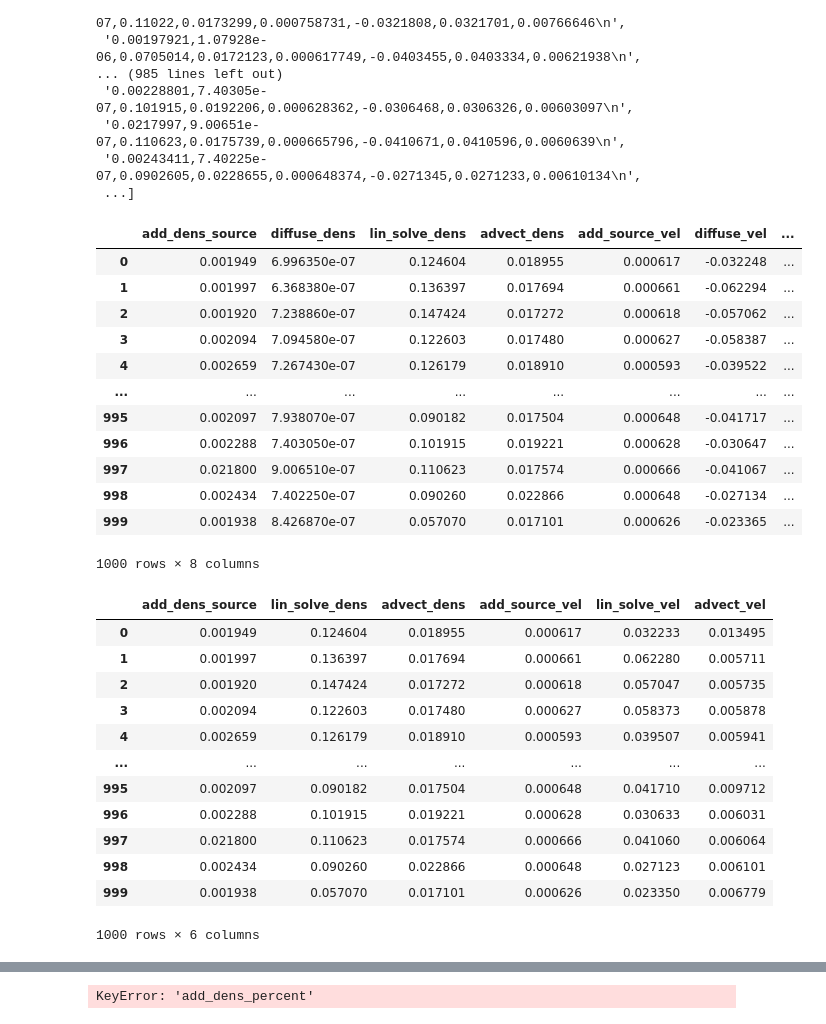
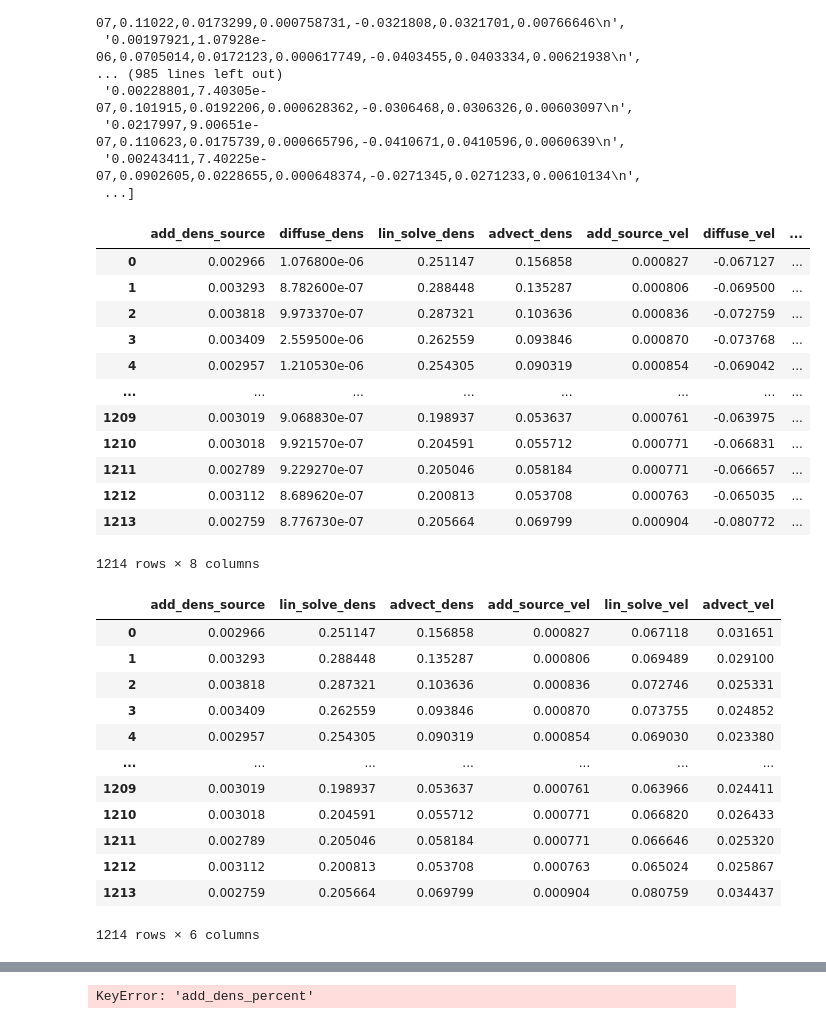
Before and after one commit to PajiloyLis/BMSTU-CG-CP, a Jupyter notebook: research.ipynb, the cells around one changed output, grey strips where cells are left out. Saved outputs shown, nothing was run; the diff lists cells and outputs as text; code cells hidden in the pictures.

```diff
--- a/research.ipynb
+++ b/research.ipynb
@@ -24,39 +24,39 @@ array
  '0.00243411,7.40225e-07,0.0902605,0.0228655,0.000648374,-0.0271345,0.0271233,0.00610134\n',
  ...]
 # %%
-dataframe = pd.read_csv("/home/ivan/Study/CompG/cp_cg/time_parallel.csv")
+dataframe = pd.read_csv("/home/ivan/Study/CompG/cp_cg/time.csv")
 dataframe
 # %% [output]
 |  | add_dens_source | diffuse_dens | lin_solve_dens | advect_dens | add_source_vel | diffuse_vel | ... |
-| 0 | 0.001949 | 6.996350e-07 | 0.124604 | 0.018955 | 0.000617 | -0.032248 | ... |
-| 1 | 0.001997 | 6.368380e-07 | 0.136397 | 0.017694 | 0.000661 | -0.062294 | ... |
-| 2 | 0.001920 | 7.238860e-07 | 0.147424 | 0.017272 | 0.000618 | -0.057062 | ... |
-| 3 | 0.002094 | 7.094580e-07 | 0.122603 | 0.017480 | 0.000627 | -0.058387 | ... |
-| 4 | 0.002659 | 7.267430e-07 | 0.126179 | 0.018910 | 0.000593 | -0.039522 | ... |
+| 0 | 0.002966 | 1.076800e-06 | 0.251147 | 0.156858 | 0.000827 | -0.067127 | ... |
+| 1 | 0.003293 | 8.782600e-07 | 0.288448 | 0.135287 | 0.000806 | -0.069500 | ... |
+| 2 | 0.003818 | 9.973370e-07 | 0.287321 | 0.103636 | 0.000836 | -0.072759 | ... |
+| 3 | 0.003409 | 2.559500e-06 | 0.262559 | 0.093846 | 0.000870 | -0.073768 | ... |
+| 4 | 0.002957 | 1.210530e-06 | 0.254305 | 0.090319 | 0.000854 | -0.069042 | ... |
 | ... | ... | ... | ... | ... | ... | ... | ... |
-| 995 | 0.002097 | 7.938070e-07 | 0.090182 | 0.017504 | 0.000648 | -0.041717 | ... |
-| 996 | 0.002288 | 7.403050e-07 | 0.101915 | 0.019221 | 0.000628 | -0.030647 | ... |
-| 997 | 0.021800 | 9.006510e-07 | 0.110623 | 0.017574 | 0.000666 | -0.041067 | ... |
-| 998 | 0.002434 | 7.402250e-07 | 0.090260 | 0.022866 | 0.000648 | -0.027134 | ... |
-| 999 | 0.001938 | 8.426870e-07 | 0.057070 | 0.017101 | 0.000626 | -0.023365 | ... |
+| 1209 | 0.003019 | 9.068830e-07 | 0.198937 | 0.053637 | 0.000761 | -0.063975 | ... |
+| 1210 | 0.003018 | 9.921570e-07 | 0.204591 | 0.055712 | 0.000771 | -0.066831 | ... |
+| 1211 | 0.002789 | 9.229270e-07 | 0.205046 | 0.058184 | 0.000771 | -0.066657 | ... |
+| 1212 | 0.003112 | 8.689620e-07 | 0.200813 | 0.053708 | 0.000763 | -0.065035 | ... |
+| 1213 | 0.002759 | 8.776730e-07 | 0.205664 | 0.069799 | 0.000904 | -0.080772 | ... |
-1000 rows × 8 columns
+1214 rows × 8 columns
 # %%
 dataframe = dataframe.drop(["diffuse_dens", "diffuse_vel"], axis=1)
 dataframe
 # %% [output]
 |  | add_dens_source | lin_solve_dens | advect_dens | add_source_vel | lin_solve_vel | advect_vel |
-| 0 | 0.001949 | 0.124604 | 0.018955 | 0.000617 | 0.032233 | 0.013495 |
-| 1 | 0.001997 | 0.136397 | 0.017694 | 0.000661 | 0.062280 | 0.005711 |
-| 2 | 0.001920 | 0.147424 | 0.017272 | 0.000618 | 0.057047 | 0.005735 |
-| 3 | 0.002094 | 0.122603 | 0.017480 | 0.000627 | 0.058373 | 0.005878 |
-| 4 | 0.002659 | 0.126179 | 0.018910 | 0.000593 | 0.039507 | 0.005941 |
+| 0 | 0.002966 | 0.251147 | 0.156858 | 0.000827 | 0.067118 | 0.031651 |
+| 1 | 0.003293 | 0.288448 | 0.135287 | 0.000806 | 0.069489 | 0.029100 |
+| 2 | 0.003818 | 0.287321 | 0.103636 | 0.000836 | 0.072746 | 0.025331 |
+| 3 | 0.003409 | 0.262559 | 0.093846 | 0.000870 | 0.073755 | 0.024852 |
+| 4 | 0.002957 | 0.254305 | 0.090319 | 0.000854 | 0.069030 | 0.023380 |
 | ... | ... | ... | ... | ... | ... | ... |
-| 995 | 0.002097 | 0.090182 | 0.017504 | 0.000648 | 0.041710 | 0.009712 |
-| 996 | 0.002288 | 0.101915 | 0.019221 | 0.000628 | 0.030633 | 0.006031 |
-| 997 | 0.021800 | 0.110623 | 0.017574 | 0.000666 | 0.041060 | 0.006064 |
-| 998 | 0.002434 | 0.090260 | 0.022866 | 0.000648 | 0.027123 | 0.006101 |
-| 999 | 0.001938 | 0.057070 | 0.017101 | 0.000626 | 0.023350 | 0.006779 |
+| 1209 | 0.003019 | 0.198937 | 0.053637 | 0.000761 | 0.063966 | 0.024411 |
+| 1210 | 0.003018 | 0.204591 | 0.055712 | 0.000771 | 0.066820 | 0.026433 |
+| 1211 | 0.002789 | 0.205046 | 0.058184 | 0.000771 | 0.066646 | 0.025320 |
+| 1212 | 0.003112 | 0.200813 | 0.053708 | 0.000763 | 0.065024 | 0.025867 |
+| 1213 | 0.002759 | 0.205664 | 0.069799 | 0.000904 | 0.080759 | 0.034437 |
-1000 rows × 6 columns
+1214 rows × 6 columns
 # %%
 percents = pd.DataFrame()
 percents["add_dens_source_percent"] = dataframe["add_dens_source"] / dataframe.sum(axis=1) *100
```
Also changed, not shown: parts of 10 cells of this notebook, 7 other files.
